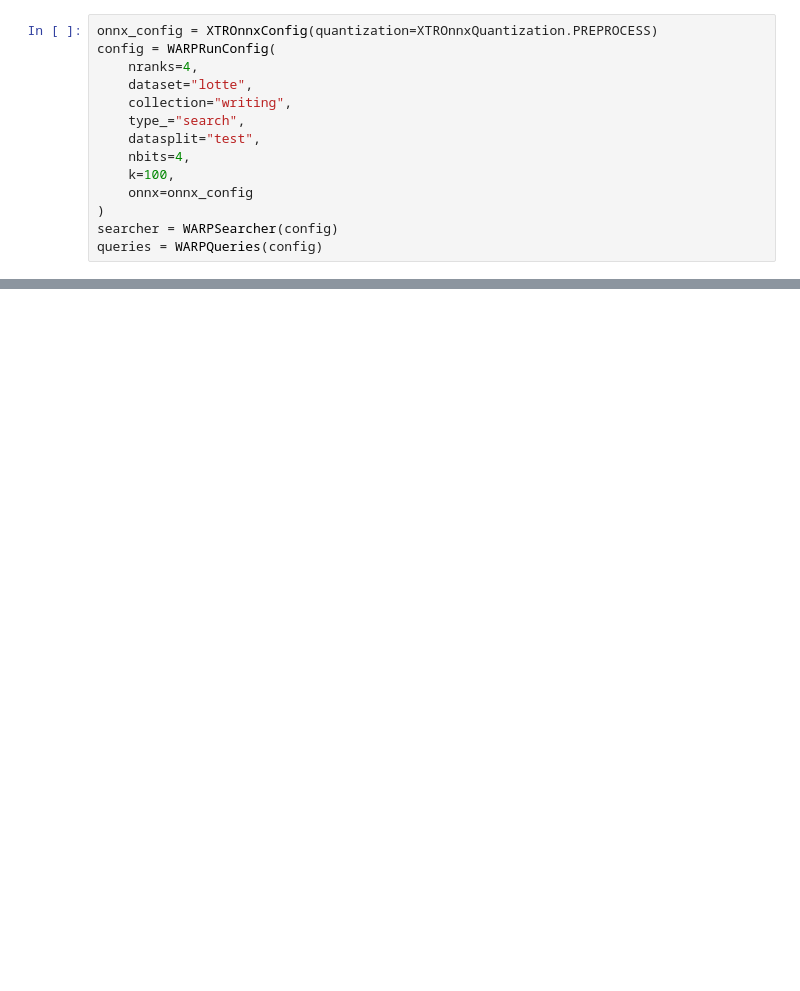
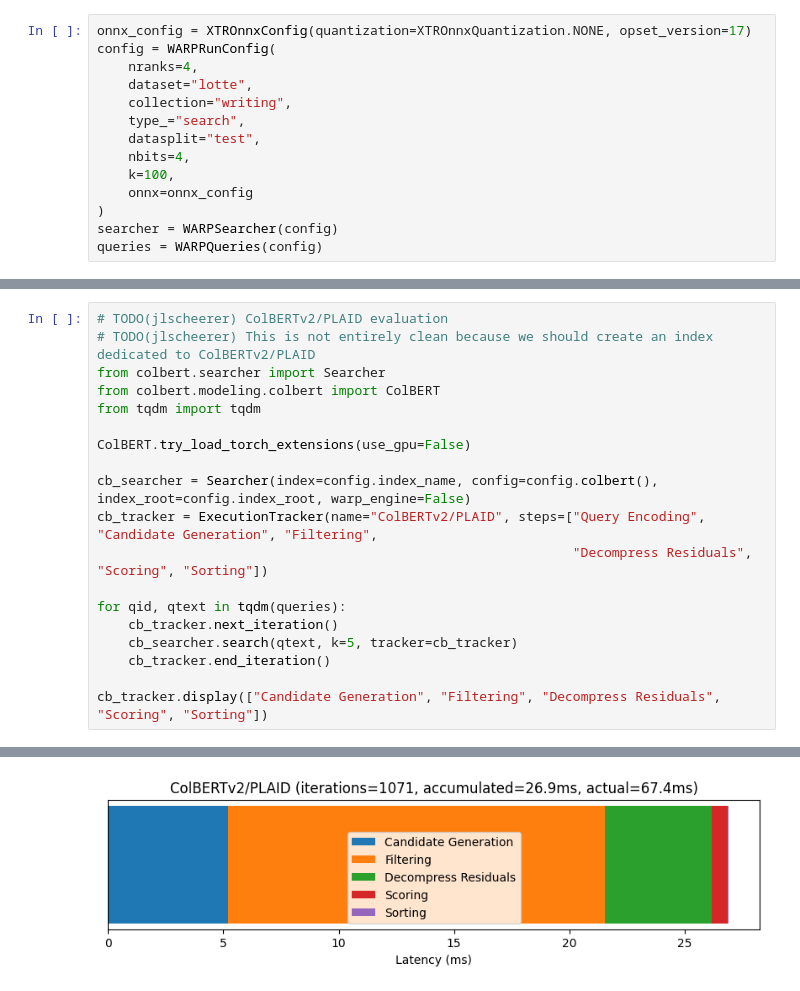
Before and after one commit to jlscheerer/xtr-warp, a Jupyter notebook: notebooks/evaluation_latency.ipynb, the cells around one changed output, grey strips where cells are left out. Drawn from its saved outputs; the diff is of its cells as text; blank space fills up the shorter version.

```diff
--- a/notebooks/evaluation_latency.ipynb
+++ b/notebooks/evaluation_latency.ipynb
@@ -14,7 +21,7 @@ from colbert.utils.tracker import ExecutionTracker
 # %% [output]
 #> Running WARP Setup Code.
 # %%
-onnx_config = XTROnnxConfig(quantization=XTROnnxQuantization.PREPROCESS)
+onnx_config = XTROnnxConfig(quantization=XTROnnxQuantization.NONE, opset_version=17)
 config = WARPRunConfig(
     nranks=4,
     dataset="lotte",
@@ -50,0 +67,20 @@ tracker.display()
+# %%
+# TODO(jlscheerer) ColBERTv2/PLAID evaluation
+# TODO(jlscheerer) This is not entirely clean because we should create an index dedicated to ColBERTv2/PLAID
+from colbert.searcher import Searcher
+from colbert.modeling.colbert import ColBERT
+from tqdm import tqdm
+
+ColBERT.try_load_torch_extensions(use_gpu=False)
+
+cb_searcher = Searcher(index=config.index_name, config=config.colbert(), index_root=config.index_root, warp_engine=False)
+cb_tracker = ExecutionTracker(name="ColBERTv2/PLAID", steps=["Query Encoding", "Candidate Generation", "Filtering",
+                                                             "Decompress Residuals", "Scoring", "Sorting"])
+
+for qid, qtext in tqdm(queries):
+    cb_tracker.next_iteration()
+    cb_searcher.search(qtext, k=5, tracker=cb_tracker)
+    cb_tracker.end_iteration()
+
+cb_tracker.display(["Candidate Generation", "Filtering", "Decompress Residuals", "Scoring", "Sorting"])
+# %% [output]
@@ -50,0 +96 @@ tracker.display()
+[figure, added]
```
Also changed, not shown: parts of 7 cells of this notebook, 3 other files.
